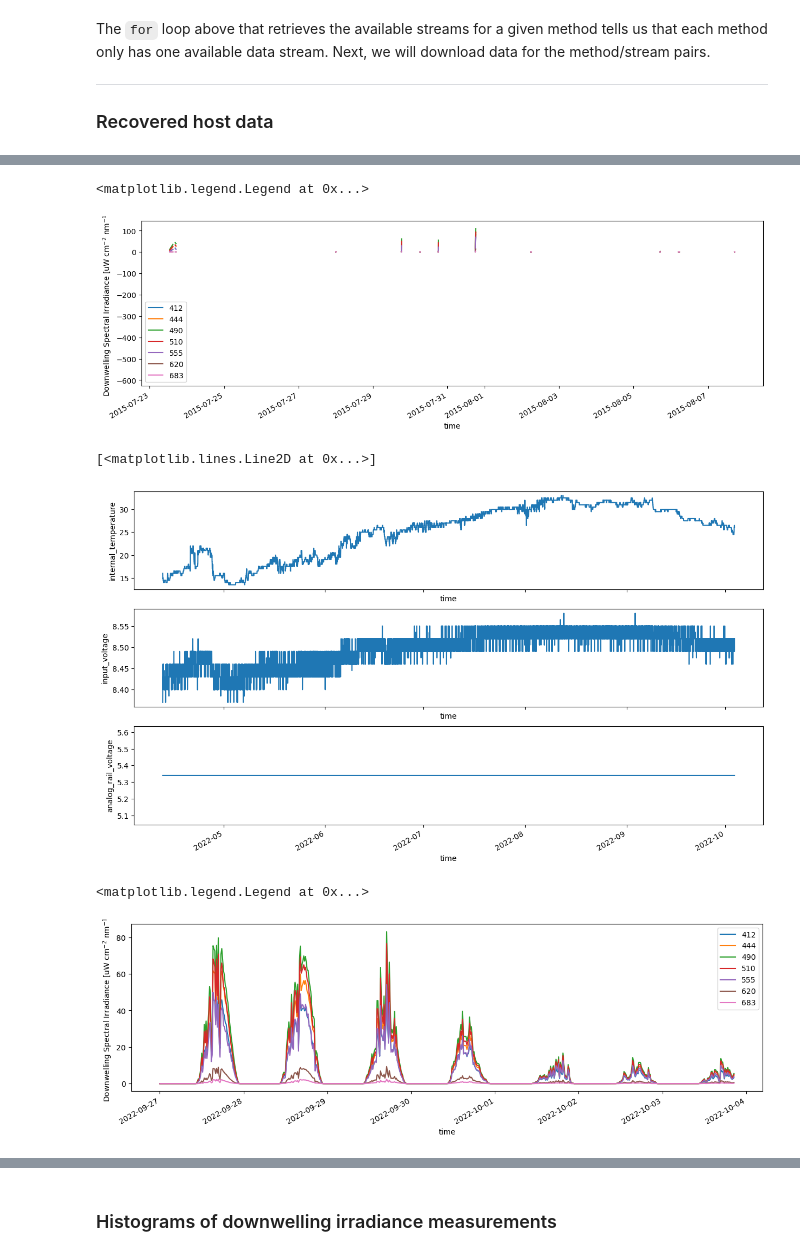
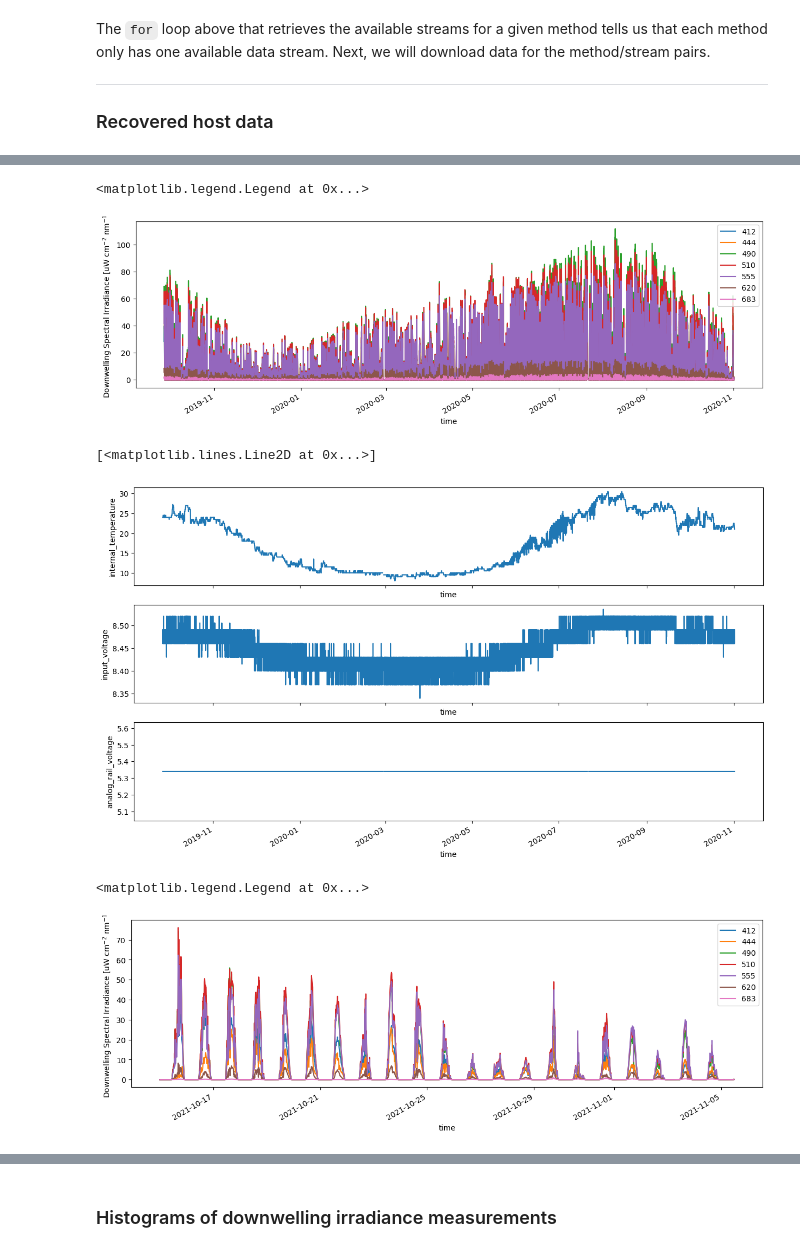
Before and after one commit to cooleyky/qartod_testing, a Jupyter notebook: notebooks/11-Deep-dive-CP01CNSM-RID26-08-SPKIRB000.ipynb, the cells around one changed output, grey strips where cells are left out. Cells and saved outputs as stored; diff of their text form; code cells hidden in the pictures.

Commit message:
Complete data deep dive for another Coastal Pioneer SPKIR

```diff
--- a/notebooks/11-Deep-dive-CP01CNSM-RID26-08-SPKIRB000.ipynb
+++ b/notebooks/11-Deep-dive-CP01CNSM-RID26-08-SPKIRB000.ipynb
@@ -23,7 +23,7 @@ from ooinet import M2M # not sure if importing just M2M is correct/whether there
 from qartod_testing.plotting import nanfill_time_gaps
 # %%
 # Set parameters for data request
-refdes = 'CP03ISSP-SP001-07-SPKIRJ000'
+refdes = 'CP03ISSM-RID26-08-SPKIRB000'
 site, node, sensor = refdes.split('-', 2)
 # %%
 # Create dict of methods and associated data streams
@@ -75,7 +96,7 @@ The `for` loop above that retrieves the available streams for a given method tel
 # Set method and stream strings
 method = methods[0]
 stream = streams[method][0]
-deploy = 4
+deploy = 11
 # %%
 # load data from the local kdata directory
 spkir = load_kdata(site, node, sensor, method, stream, ('*deployment%04d*SPKIR*.nc' % deploy))
@@ -129,7 +149,7 @@ ax.set_ylabel('Downwelling Spectral Irradiance [uW cm$^{-2}$ nm$^{-1}$]')
 plt.legend()
 # %% [output]
 <matplotlib.legend.Legend at 0x...>
-[figure, old version]
+[figure, new version]
 # %%
 #  Checking internal temperature, supply voltage, and analog rail voltage during this time
 fig, ax = plt.subplots(3,1, sharex=True, figsize=(15,8))
@@ -138,18 +158,18 @@ spkir.input_voltage[0].plot.line(ax=ax[1])
 spkir.analog_rail_voltage[0].plot.line(ax=ax[2])
 # %% [output]
 [<matplotlib.lines.Line2D at 0x...>]
-[figure, old version]
+[figure, new version]
 # %%
 # plot a shorter time series
 fig, ax = plt.subplots(1,1,figsize=(15,4))
 for var in spkir.variables:
     if "downwelling_irradiance" in var:
-        spkir[var].sel(time=slice('2022-09-27','2022-10-05')).plot(ax=ax, label=spkir[var].radiation_wavelength)
+        spkir[var].sel(time=slice('2021-10-15','2021-11-07')).plot(ax=ax, label=spkir[var].radiation_wavelength)
 ax.set_ylabel('Downwelling Spectral Irradiance [uW cm$^{-2}$ nm$^{-1}$]')
 plt.legend()
 # %% [output]
 <matplotlib.legend.Legend at 0x...>
-[figure, old version]
+[figure, new version]
 # %%
 #  Checking internal temperature, supply voltage, and analog rail voltage during this time
 fig, ax = plt.subplots(3,1, sharex=True, figsize=(15,8))
```
Also changed, not shown: parts of 17 cells of this notebook.
